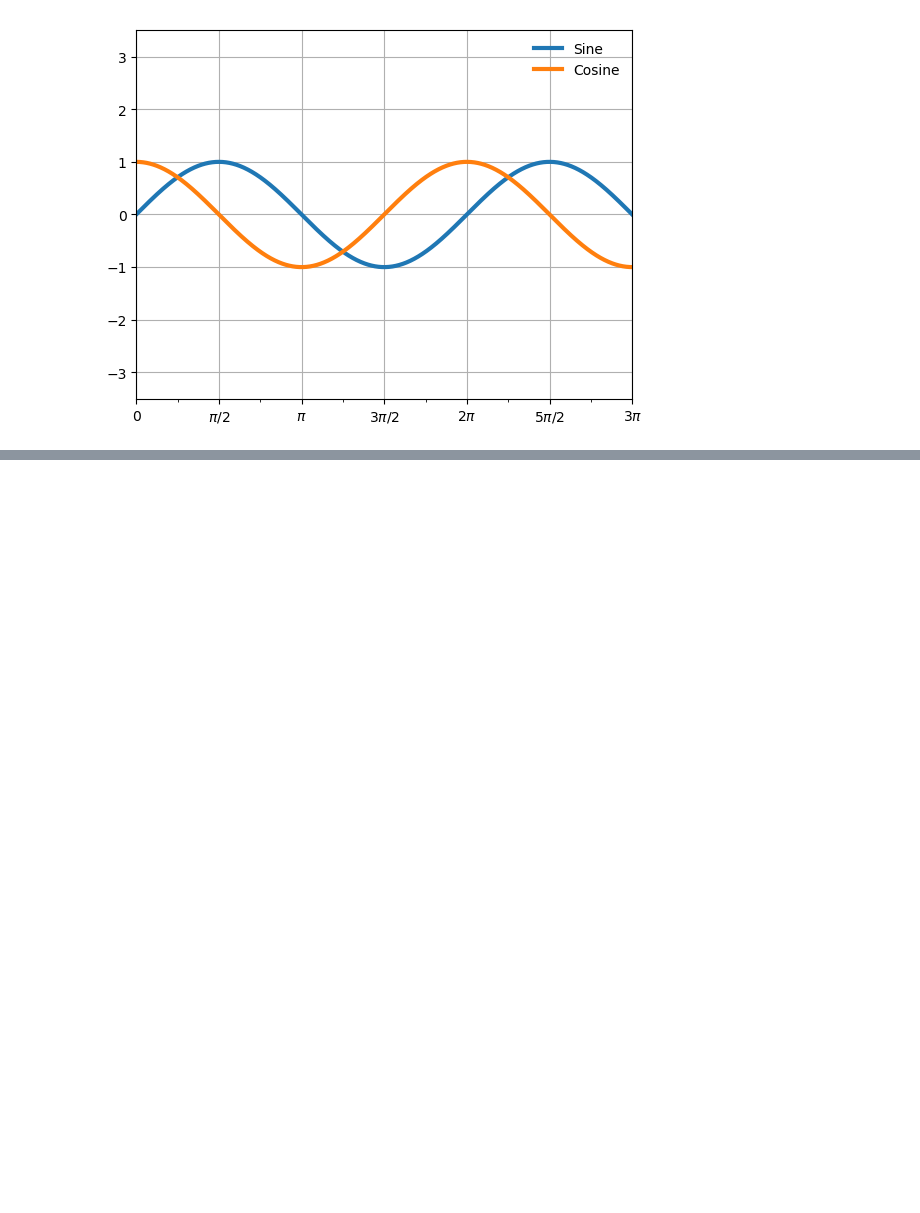
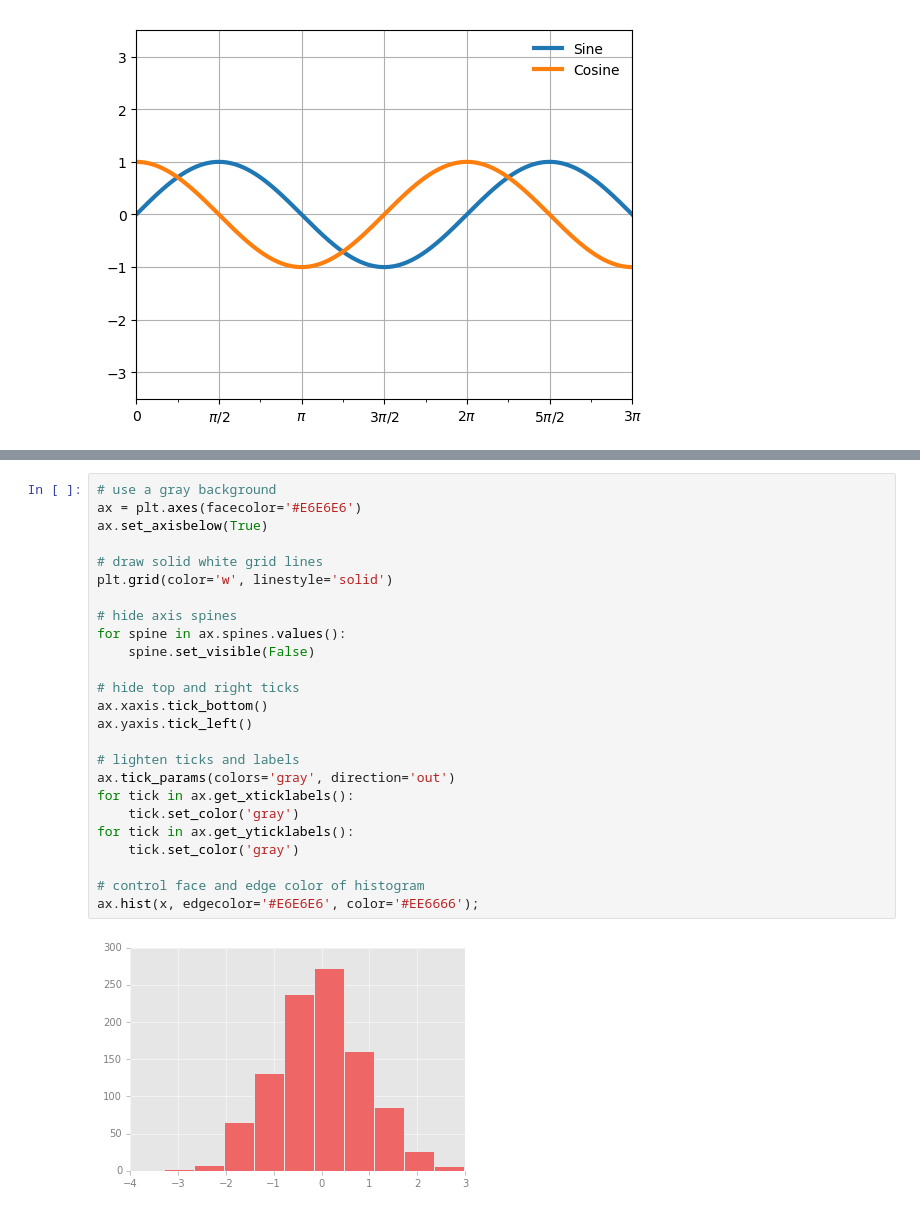
Before and after one commit to Razor-87/vanderplas-pdsh, a Jupyter notebook: Chapter [4.2].ipynb, the cells around one changed output, grey strips where cells are left out. Saved outputs shown, nothing was run; the diff lists cells and outputs as text; blank space fills up the shorter version.

```diff
--- a/Chapter [4.2].ipynb
+++ b/Chapter [4.2].ipynb
@@ -231,0 +243,27 @@ fig
+# %%
+# use a gray background
+ax = plt.axes(facecolor='#E6E6E6')
+ax.set_axisbelow(True)
+
+# draw solid white grid lines
+plt.grid(color='w', linestyle='solid')
+
+# hide axis spines
+for spine in ax.spines.values():
+    spine.set_visible(False)
+
+# hide top and right ticks
+ax.xaxis.tick_bottom()
+ax.yaxis.tick_left()
+
+# lighten ticks and labels
+ax.tick_params(colors='gray', direction='out')
+for tick in ax.get_xticklabels():
+    tick.set_color('gray')
+for tick in ax.get_yticklabels():
+    tick.set_color('gray')
+
+# control face and edge color of histogram
+ax.hist(x, edgecolor='#E6E6E6', color='#EE6666');
+# %% [output]
+[figure, added]
```
Also changed, not shown: parts of 32 cells of this notebook.
